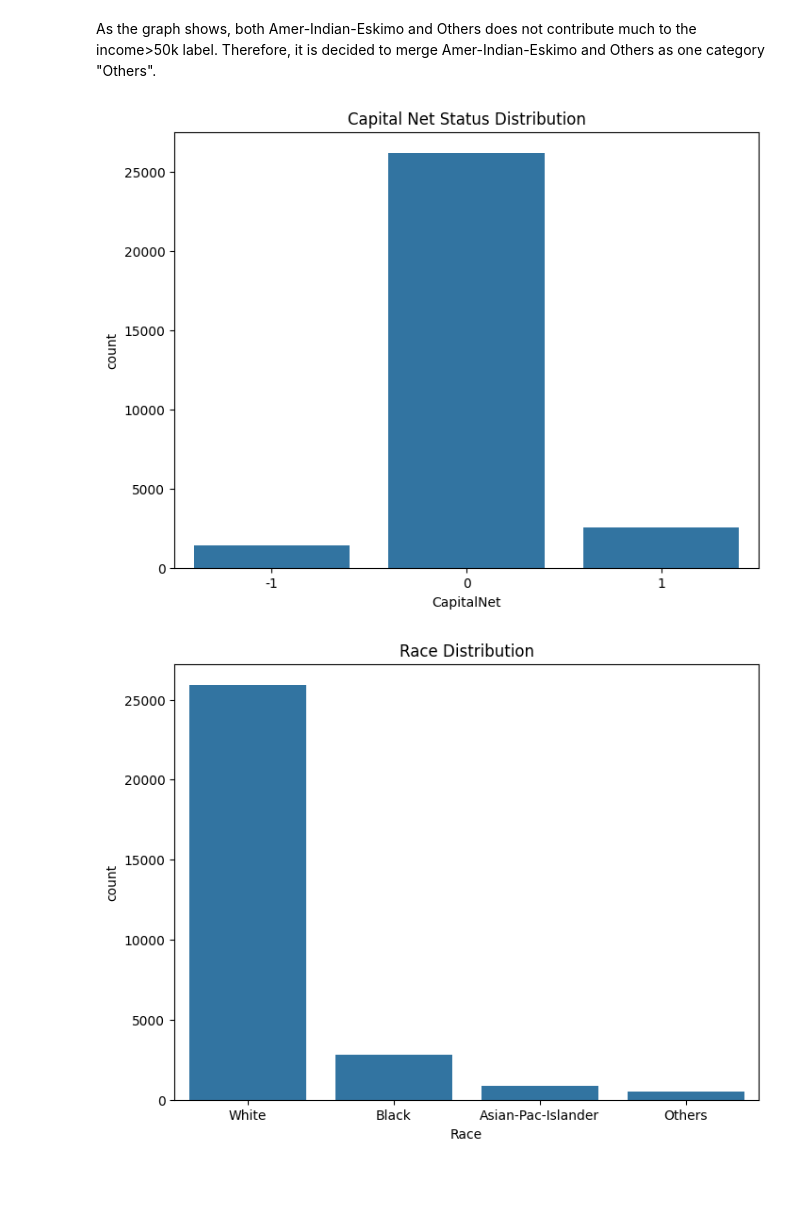
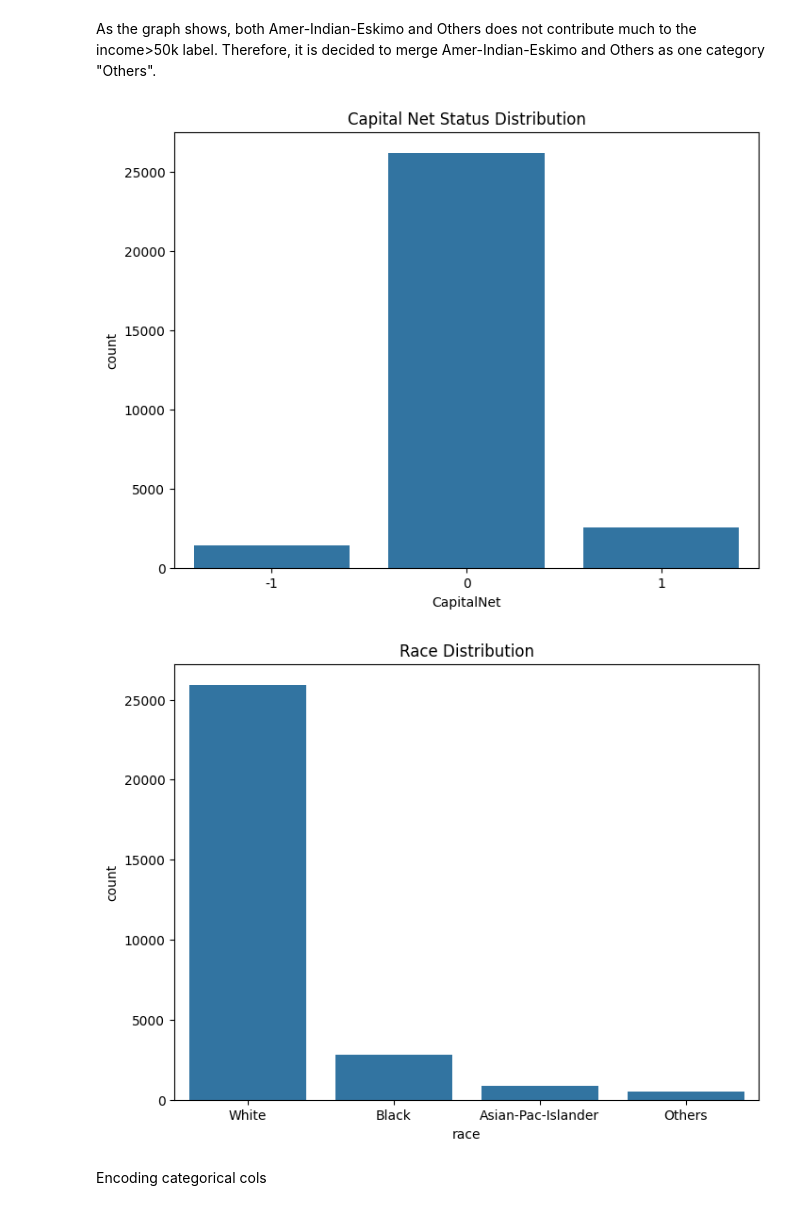
Before and after one commit to lilai3552/IN6227-DataMing, a Jupyter notebook: main.ipynb, the cells around one changed output. Cells and saved outputs as stored; diff of their text form; code cells hidden in the pictures; blank space fills up the shorter version.

```diff
--- a/main.ipynb
+++ b/main.ipynb
@@ -269,30 +269,5 @@ As the graph shows, both Amer-Indian-Eskimo and Others does not contribute much
 #Treatment
 
 #Race - marging "Amer-Indian-Eskimo" and "Other" as "Others"
-df_train['Race'] = df_train['race'].replace({'Amer-Indian-Eskimo': 'Others', 'Other': 'Others'})
-df_test['Race'] = df_test['race'].replace({'Amer-Indian-Eskimo': 'Others', 'Other': 'Others'})
-
-#Capital-gain and Capital-loss - converting to descreted capital net status
-df_train['CapitalNet'] = df_train['capital-gain'] - df_train['capital-loss']
-df_test['CapitalNet'] = df_test['capital-gain'] - df_test['capital-loss']
-df_train['CapitalNet'] = df_train['CapitalNet'].apply(lambda x: 1 if x > 0 else (-1 if x < 0 else 0))
-df_test['CapitalNet'] = df_test['CapitalNet'].apply(lambda x: 1 if x > 0 else (-1 if x < 0 else 0))
-df_train = df_train.drop('capital-gain', axis=1)
-df_train = df_train.drop('capital-loss', axis=1)
-df_test = df_test.drop('capital-gain', axis=1)
-df_test = df_test.drop('capital-loss', axis=1)
-
-#distribution of capital net status
-plt.figure(figsize=(8, 6))
-sns.countplot(x='CapitalNet', data=df_train)
-plt.title('Capital Net Status Distribution')
-plt.show()
-
-#distribution of Race
-plt.figure(figsize=(8, 6))
-sns.countplot(x='Race', data=df_train)
-plt.title('Race Distribution')
-plt.show()
+df_train['race'] = df_train['race'].replace({'Amer-Indian-Eskimo': 'Others', 'Other': 'Others'})
+df_test['race'] = df_test['race'].replace({'Amer-Indian-Eskimo': 'Others', 'Other': 'Others'})
-# %% [output]
-[figure, removed]
-[figure, removed]
@@ -298,0 +284,17 @@ plt.show()
+# %%
+#distribution of capital net status
+plt.figure(figsize=(8, 6))
+sns.countplot(x='CapitalNet', data=df_train)
+plt.title('Capital Net Status Distribution')
+plt.show()
+
+#distribution of Race
+plt.figure(figsize=(8, 6))
+sns.countplot(x='race', data=df_train)
+plt.title('Race Distribution')
+plt.show()
+# %% [output]
+[figure, added]
+[figure, added]
+# %% [markdown]
+Encoding categorical cols
```
Also changed, not shown: parts of 4 cells of this notebook.
